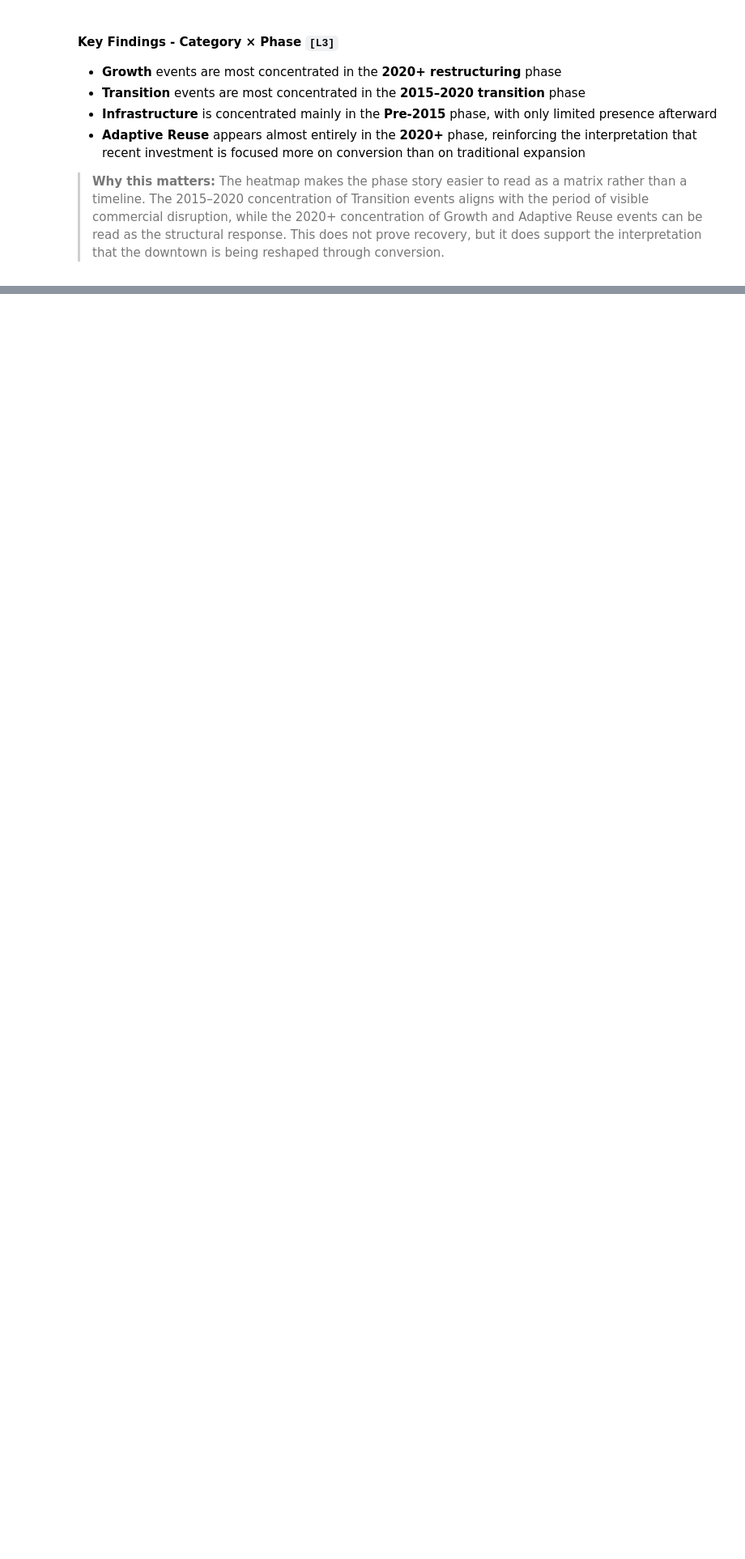
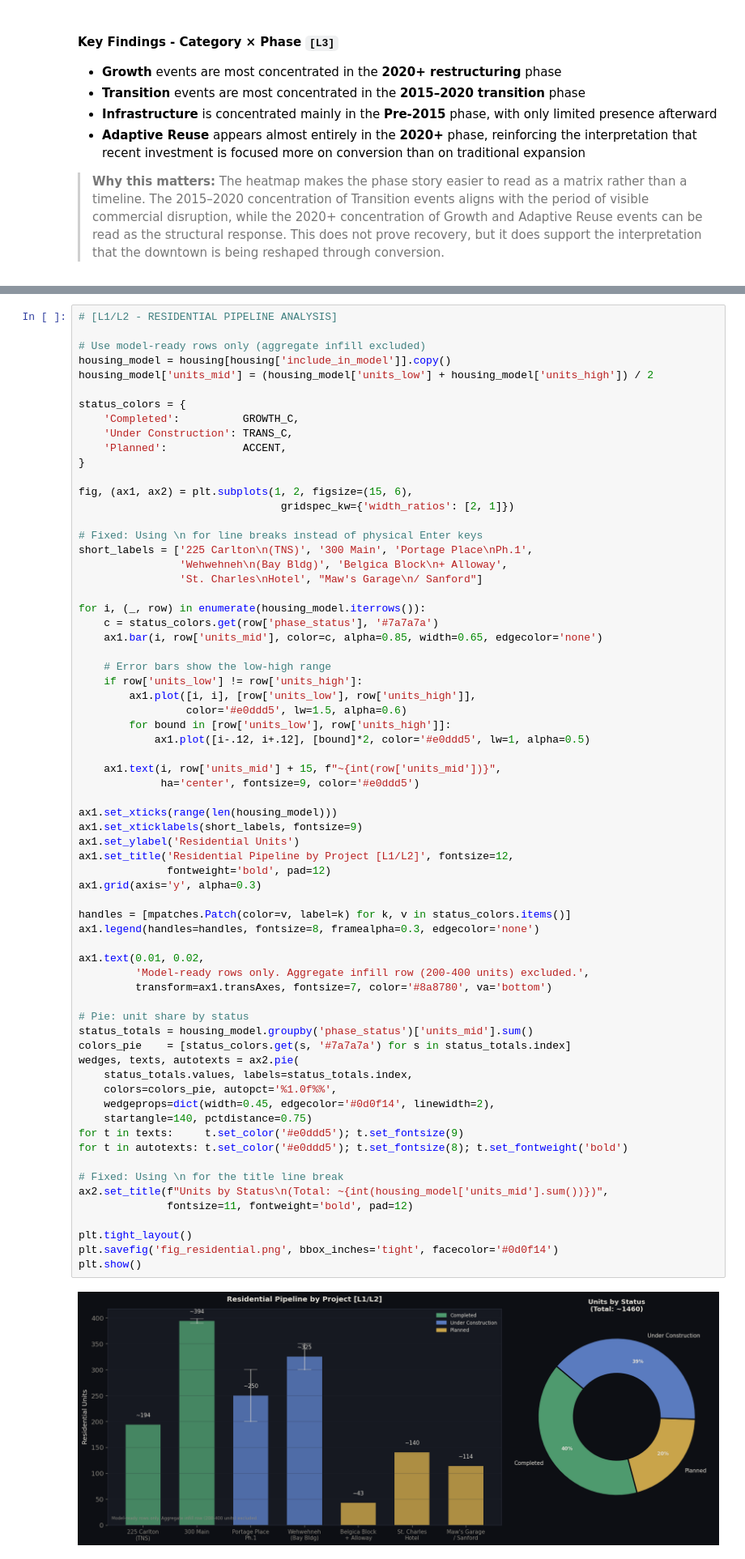
Before and after one commit to rynetroy/comp-2040-project-3, a Jupyter notebook: notebooks/week14.ipynb, the cells around one changed output, grey strips where cells are left out. Shown at 81% size. Drawn from its saved outputs; the diff is of its cells as text; blank space fills up the shorter version.

```diff
--- a/notebooks/week14.ipynb
+++ b/notebooks/week14.ipynb
@@ -915,0 +926,69 @@ plt.show()
+# %%
+# [L1/L2 - RESIDENTIAL PIPELINE ANALYSIS]
+
+# Use model-ready rows only (aggregate infill excluded)
+housing_model = housing[housing['include_in_model']].copy()
+housing_model['units_mid'] = (housing_model['units_low'] + housing_model['units_high']) / 2
+
+status_colors = {
+    'Completed':          GROWTH_C,
+    'Under Construction': TRANS_C,
+    'Planned':            ACCENT,
+}
+
+fig, (ax1, ax2) = plt.subplots(1, 2, figsize=(15, 6),
+                                gridspec_kw={'width_ratios': [2, 1]})
+
+# Fixed: Using \n for line breaks instead of physical Enter keys
+short_labels = ['225 Carlton\n(TNS)', '300 Main', 'Portage Place\nPh.1',
+                'Wehwehneh\n(Bay Bldg)', 'Belgica Block\n+ Alloway',
+                'St. Charles\nHotel', "Maw's Garage\n/ Sanford"]
+
+for i, (_, row) in enumerate(housing_model.iterrows()):
+    c = status_colors.get(row['phase_status'], '#7a7a7a')
+    ax1.bar(i, row['units_mid'], color=c, alpha=0.85, width=0.65, edgecolor='none')
+
+    # Error bars show the low-high range
+    if row['units_low'] != row['units_high']:
+        ax1.plot([i, i], [row['units_low'], row['units_high']],
+                 color='#e0ddd5', lw=1.5, alpha=0.6)
+        for bound in [row['units_low'], row['units_high']]:
+            ax1.plot([i-.12, i+.12], [bound]*2, color='#e0ddd5', lw=1, alpha=0.5)
+
+    ax1.text(i, row['units_mid'] + 15, f"~{int(row['units_mid'])}",
+             ha='center', fontsize=9, color='#e0ddd5')
+
+ax1.set_xticks(range(len(housing_model)))
+ax1.set_xticklabels(short_labels, fontsize=9)
+ax1.set_ylabel('Residential Units')
+ax1.set_title('Residential Pipeline by Project [L1/L2]', fontsize=12,
+              fontweight='bold', pad=12)
+ax1.grid(axis='y', alpha=0.3)
+
+handles = [mpatches.Patch(color=v, label=k) for k, v in status_colors.items()]
+ax1.legend(handles=handles, fontsize=8, framealpha=0.3, edgecolor='none')
+
+ax1.text(0.01, 0.02,
+         'Model-ready rows only. Aggregate infill row (200-400 units) excluded.',
+         transform=ax1.transAxes, fontsize=7, color='#8a8780', va='bottom')
+
+# Pie: unit share by status
+status_totals = housing_model.groupby('phase_status')['units_mid'].sum()
+colors_pie    = [status_colors.get(s, '#7a7a7a') for s in status_totals.index]
+wedges, texts, autotexts = ax2.pie(
+    status_totals.values, labels=status_totals.index,
+    colors=colors_pie, autopct='%1.0f%%',
+    wedgeprops=dict(width=0.45, edgecolor='#0d0f14', linewidth=2),
+    startangle=140, pctdistance=0.75)
+for t in texts:     t.set_color('#e0ddd5'); t.set_fontsize(9)
+for t in autotexts: t.set_color('#e0ddd5'); t.set_fontsize(8); t.set_fontweight('bold')
+
+# Fixed: Using \n for the title line break
+ax2.set_title(f"Units by Status\n(Total: ~{int(housing_model['units_mid'].sum())})",
+              fontsize=11, fontweight='bold', pad=12)
+
+plt.tight_layout()
+plt.savefig('fig_residential.png', bbox_inches='tight', facecolor='#0d0f14')
+plt.show()
+# %% [output]
+[figure, added]
```
Also changed, not shown: parts of 11 cells of this notebook, 4 other files.
